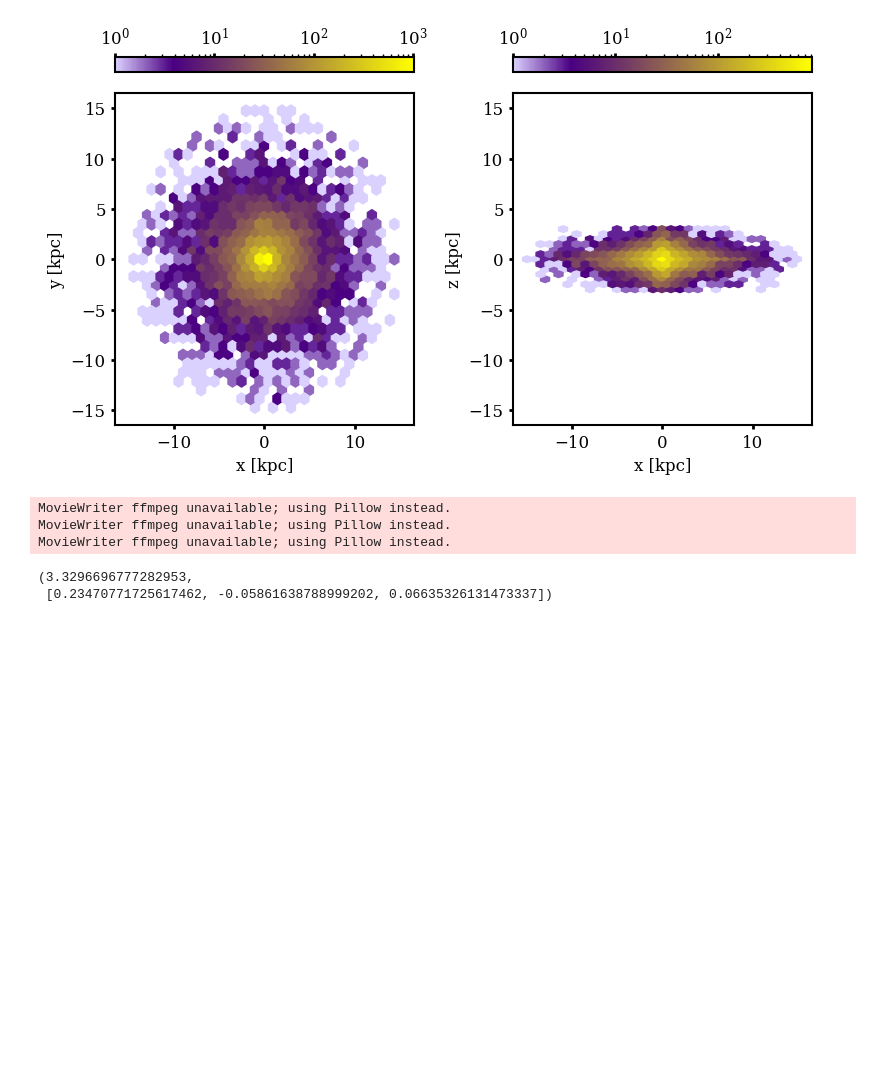
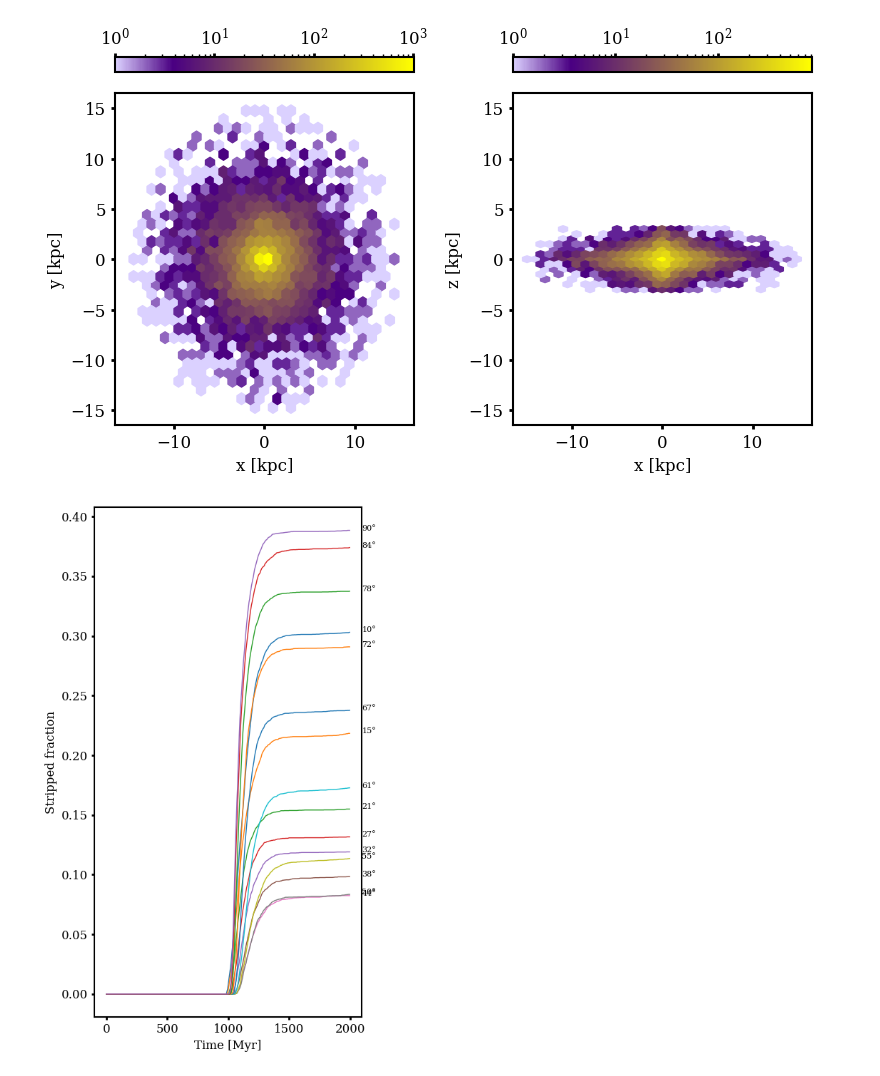
Before and after one commit to HSouch/galarp, a Jupyter notebook: paper/1-BaseExamples copy.ipynb, the cells around one changed output. Saved outputs shown, nothing was run; the diff lists cells and outputs as text; code cells hidden in the pictures; blank space fills up the shorter version.

```diff
--- a/paper/1-BaseExamples copy.ipynb
+++ b/paper/1-BaseExamples copy.ipynb
@@ -44,8 +44,10 @@ particles.plot_density(cmap=cmap, gridsize=30)
 # %% [output]
 [figure]
 # %%
-incs = [15, 30, 45, 60, 90]
+incs = np.linspace(10, 90, 15).astype(int)
 # incs = [45]
+
+stripped_fractions = []
 
 for inc in incs:
     wind = grp.LorentzianWind(t0=1000 * u.Myr, width=500 * u.Myr, units=galactic)
@@ -60,39 +62,29 @@ for inc in incs:
     sim = grp.RPSim(wind=wind, potential=jz2023_satellite, shadow=shadow)
     orbits = sim.run(particles, rho_icm=1e-27 * u.g/u.cm**3, integration_time=2000 * u.Myr, dt=5*u.Myr, printout=False)
 
-    grp.density_matrix(orbits, xextent=20, yextent=20, outname=f"figures/dm/density_xy_matrix_{inc}.png",
-                       cmap=cmap, vmax=200,
-                       cbar_loc="lower right")
+    stripped_fractions.append(grp.stripped(orbits))
 
-    grp.animated_hexbin_plot(orbits, outname=f"figures/animated/animated_hexbin_{inc}.gif",
-                             n_frames=200, cmap=cmap, xextent=50,
-                             vextent=(-100, 200))
+    # grp.density_matrix(orbits, xextent=20, yextent=20, outname=f"figures/dm/density_xy_matrix_{inc}.png",
+    #                    cmap=cmap, vmax=200,
+    #                    cbar_loc="lower right")
+
+    # grp.animated_hexbin_plot(orbits, outname=f"figures/animated/animated_hexbin_{inc}.gif",
+    #                          n_frames=200, cmap=cmap, xextent=50,
+    #                          vextent=(-100, 200))
-# %% [output]
-MovieWriter ffmpeg unavailable; using Pillow instead.
-MovieWriter ffmpeg unavailable; using Pillow instead.
-MovieWriter ffmpeg unavailable; using Pillow instead.
-# %%
-def rstrip_and_medians(xyz, rmax=20, zmax=2, frac=0.9):
-    x,y,z = xyz
-    r = np.sqrt(x**2 + y**2 + z**2)
-
-    rcut = (np.abs(z) < zmax) & (r < rmax)
-
-    try:
-        cdf = stats.ecdf(r[rcut])
-        cdf_xs, cdf_vals = cdf.cdf.quantiles, cdf.cdf.probabilities
-        rstrip =  cdf_xs[np.argmin(np.abs(cdf_vals - frac))]
-    except:
-        rstrip = 0
-
-    median_x, median_y, median_z = np.median([x[rcut], y[rcut], z[rcut]], axis=1)
-
-    return rstrip, [median_x, median_y, median_z]
-
-x,y,z,vx,vy,vz = grp.get_orbit_data(orbits.data, transposed=False)
-
-index = 250
-rstrip_and_medians([x[index], y[index], z[index]])
-# %% [output]
-(3.3296696777282953,
- [0.23470771725617462, -0.05861638788999202, 0.06635326131473337])
+# %%
+
+fig = plt.figure(figsize=(5, 8))
+
+
+for inc, stripped_fraction in zip(incs, stripped_fractions):
+
+    plt.plot(orbits.data.t, stripped_fraction, label=f"{inc}°")
+    plt.text(np.max(orbits.data.t).value * 1.05, stripped_fraction[-1], f"{inc}°", fontsize=8)
+
+plt.xlabel("Time [Myr]")
+plt.ylabel("Stripped fraction")
+#plt.legend()
+plt.tight_layout()
+plt.show()
+# %% [output]
+[figure, added]
```
Also changed, not shown: parts of 8 cells of this notebook, 1 other file.
